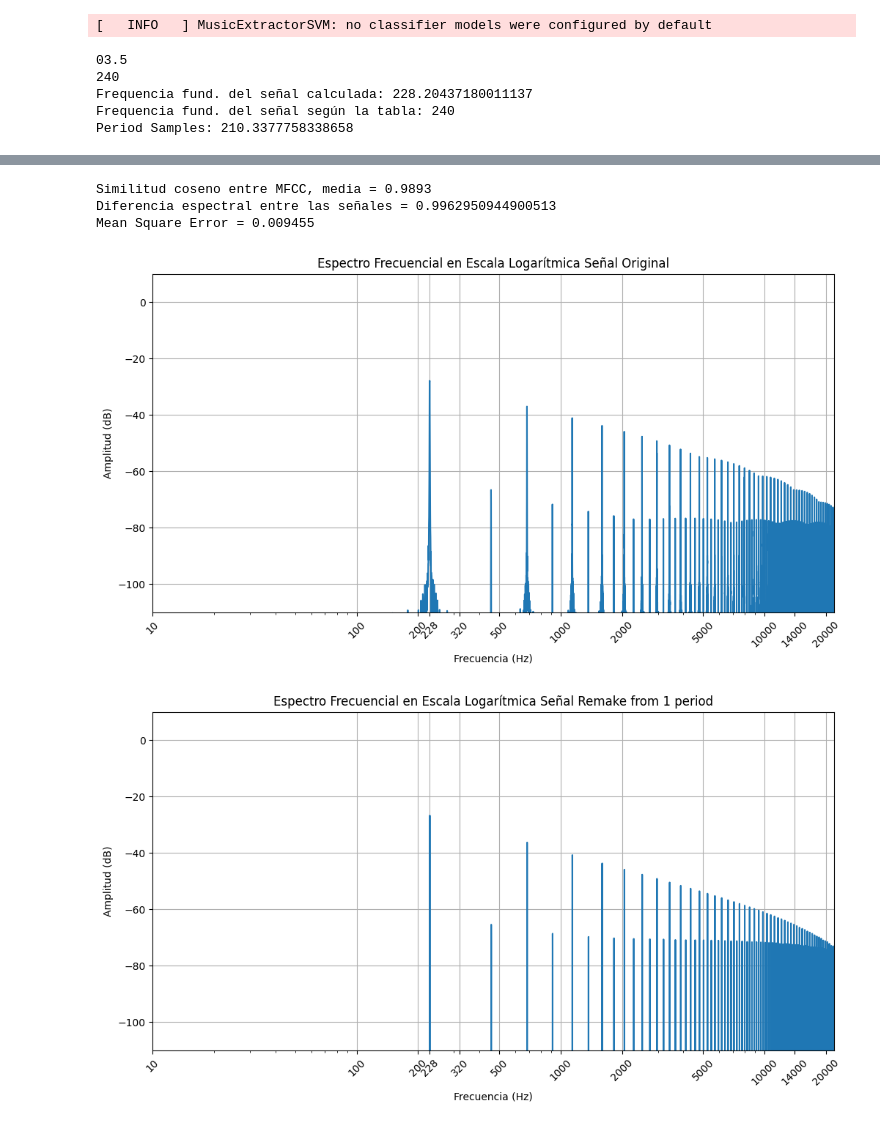
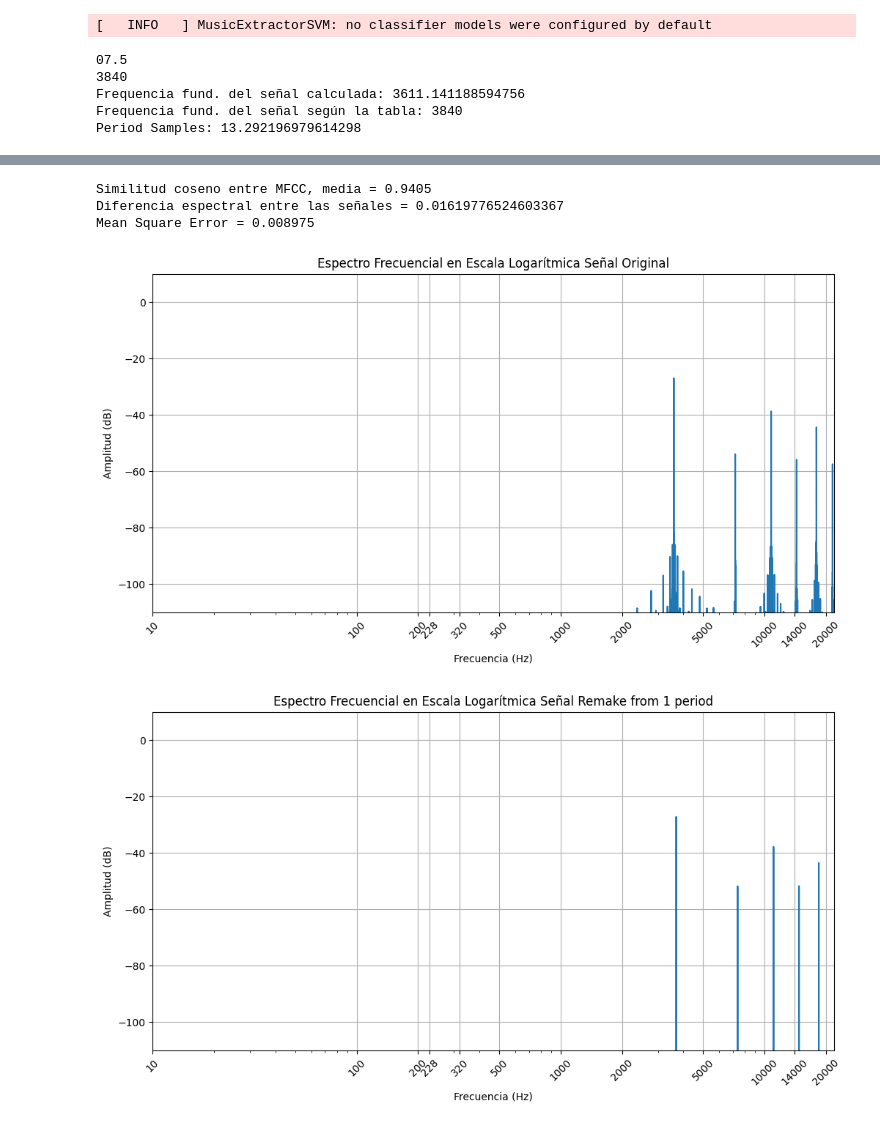
Before and after one commit to BoscoOlives/TFG-UPF-Kobol-BoscoOlives, a Jupyter notebook: cut_audios_one_period.ipynb, the cells around one changed output, grey strips where cells are left out. Cells and saved outputs as stored; diff of their text form; code cells hidden in the pictures.

```diff
--- a/cut_audios_one_period.ipynb
+++ b/cut_audios_one_period.ipynb
@@ -131,7 +131,7 @@ def remake_audio_frome_period(audio_cut, num_periods):
 # Deshabilitar temporalmente las advertencias
 warnings.filterwarnings('ignore')
 
-input_file = '/mnt/c/Users/bosco/Desktop/TFG/TFG-UPF-Kobol-BoscoOlives/rsf_kobol_expander_2-vco/audio/vco1/square/vco1_03.5_sqr.wav'
+input_file = '/mnt/c/Users/bosco/Desktop/TFG/TFG-UPF-Kobol-BoscoOlives/rsf_kobol_expander_2-vco/audio/vco1/square/vco1_07.5_sqr.wav'
 
 file_name = input_file.split("/")[-1]
 
@@ -225,8 +225,8 @@ def plot_espectro_log(audio, sr, signal_tag):
 plot_espectro_log(audio, sampleRate, 'Original')
 plot_espectro_log(audio_remake, sampleRate, 'Remake from 1 period')
 # %% [output]
-03.5
-240
-Frequencia fund. del señal calculada: 228.20437180011137
-Frequencia fund. del señal según la tabla: 240
-Period Samples: 210.3377758338658
+07.5
+3840
+Frequencia fund. del señal calculada: 3611.141188594756
+Frequencia fund. del señal según la tabla: 3840
+Period Samples: 13.292196979614298
@@ -235,7 +235,7 @@ Period Samples: 210.3377758338658
 [interactive output not drawn]
 [interactive output not drawn]
-Similitud coseno entre MFCC, media = 0.9893
-Diferencia espectral entre las señales = 0.9962950944900513
-Mean Square Error = 0.009455
+Similitud coseno entre MFCC, media = 0.9405
+Diferencia espectral entre las señales = 0.01619776524603367
+Mean Square Error = 0.008975
-[figure, old version]
+[figure, new version]
-[figure, old version]
+[figure, new version]
```
Also changed, not shown: parts of 3 cells of this notebook.
